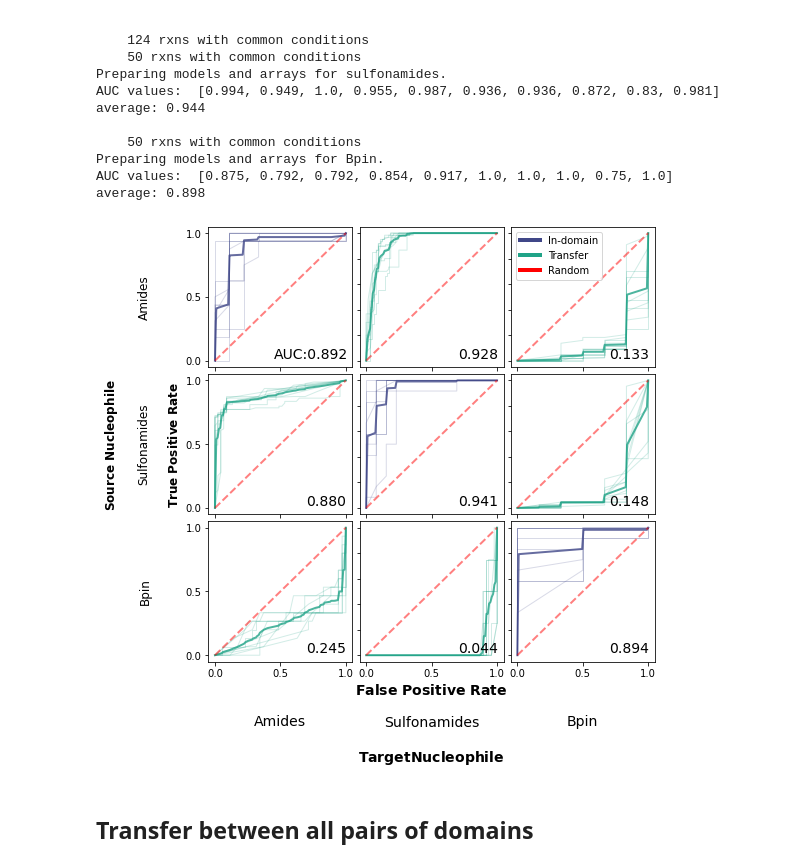
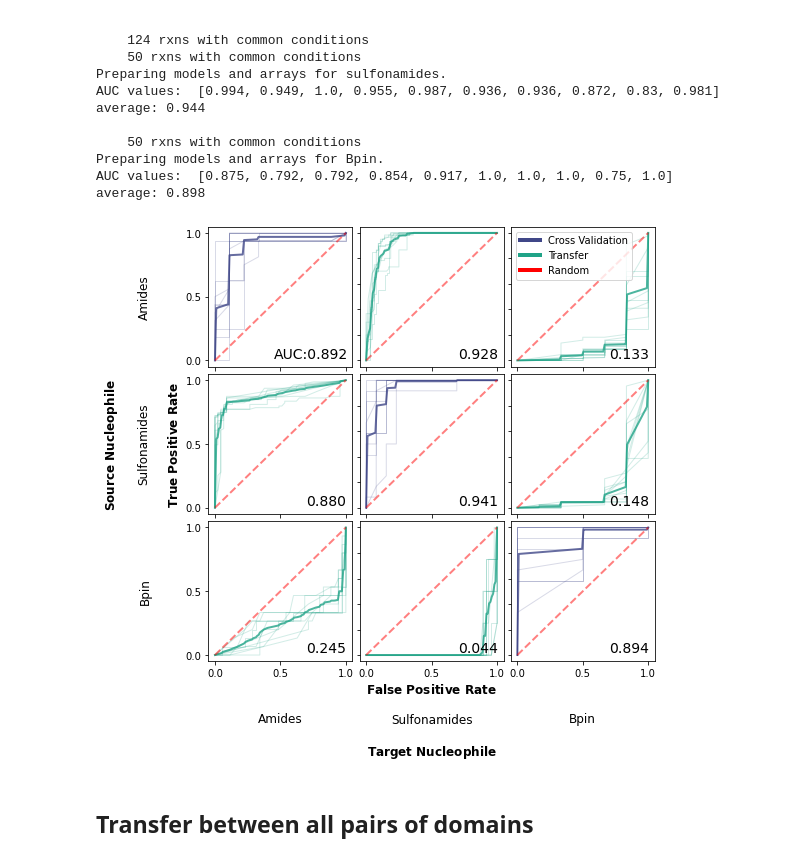
Before and after one commit to ZimmermanGroup/ActiveTransfer, a Jupyter notebook: transfer_between_common_rxn_conditions.ipynb, the cells around one changed output. Saved outputs shown, nothing was run; the diff lists cells and outputs as text; code cells hidden in the pictures.

```diff
--- a/transfer_between_common_rxn_conditions.ipynb
+++ b/transfer_between_common_rxn_conditions.ipynb
@@ -291,23 +294,25 @@ def trellis_of_transfer_ROC(source_models_list, list_of_X_test_lists,
                 axs.set_xticks([0.0, 0.5, 1.0])
                 axs.set_xticklabels([0.0, 0.5, 1.0])
                 if j == 0 :
-                    axs.set_xlabel('\n\nAmides', fontsize=14)
+                    axs.set_xlabel('\n\nAmides', fontsize=12)
                 else :
                     axs.set_ylabel('')
                     axs.get_yaxis().set_ticklabels([])
                     if j == 1 :
-                        axs.set_xlabel(r"$\bf{"+'False\ Positive\ Rate'+"}$"+ "\n\nSulfonamides\n\n" +  r"$\bf{"+ 'Target Nucleophile'+ "}$",
-                                      fontsize=14)
+                        axs.set_xlabel(r"$\bf{"+'False\ Positive\ Rate'+"}$"+ "\n\nSulfonamides\n\n" +  r"$\bf{"+ 'Target\ Nucleophile'+ "}$",
+                                      fontsize=12)
                     else :
                         axs.set_xlabel('\n\nBpin',
-                                      fontsize=14)
+                                      fontsize=12)
             if j == 0 :
                 axs.set_yticks([0.0, 0.5, 1.0])
                 axs.set_yticklabels([0.0, 0.5, 1.0])
                 if i == 0 :
+                    axs.set_xlabel('')
                     axs.set_ylabel('Amides\n\n',
                                   fontsize=12)
                 elif i == 1 :
+                    axs.set_xlabel('')
                     axs.set_ylabel(r"$\bf{"+"Source\ Nucleophile"+"}$" + "\n\nSulfonamides\n\n" + r"$\bf{"+ "True\ Positive\ Rate" + "}$",
                                   fontsize=12)
                 else :
@@ -317,12 +322,12 @@ def trellis_of_transfer_ROC(source_models_list, list_of_X_test_lists,
                 custom_lines = [Line2D([0], [0], color='#404788', lw=4),
                                 Line2D([0], [0], color='#20A387', lw=4),
                                 Line2D([0], [0], color='red', lw=4)]
-                axs.legend(custom_lines, ['In-domain', 'Transfer', 'Random'],
+                axs.legend(custom_lines, ['Cross Validation', 'Transfer', 'Random'],
                            loc='upper left', fontsize=10)
 
-    plt.show()
     if save:
-        fig.savefig(f'./figures/figure3.pdf', format="pdf", dpi=300)
+        fig.savefig(f'./figures/figure3.pdf', format="pdf", dpi=300,
+            bbox_inches="tight")
 # %%
 full_id = joblib.load('./array_joblibs/full_id_arrays_by_nuc.joblib')
 full_desc = joblib.load('./array_joblibs/full_desc_arrays_by_nuc.joblib')
@@ -353,10 +358,10 @@ average: 0.898
 # %%
 trellis_of_transfer_ROC(source_models_list, list_of_X_test_lists,
                         list_of_y_test_lists,
                         target_arrays, ["amides", "sulfonamides", "Bpin"],
-                        save=True)
+                        save=False)
 # %% [output]
-[figure, old version]
+[figure, new version]
 # %% [markdown]
 ## Transfer between all pairs of domains
 # %%
```
Also changed, not shown: parts of 4 cells of this notebook, 26 other files.
